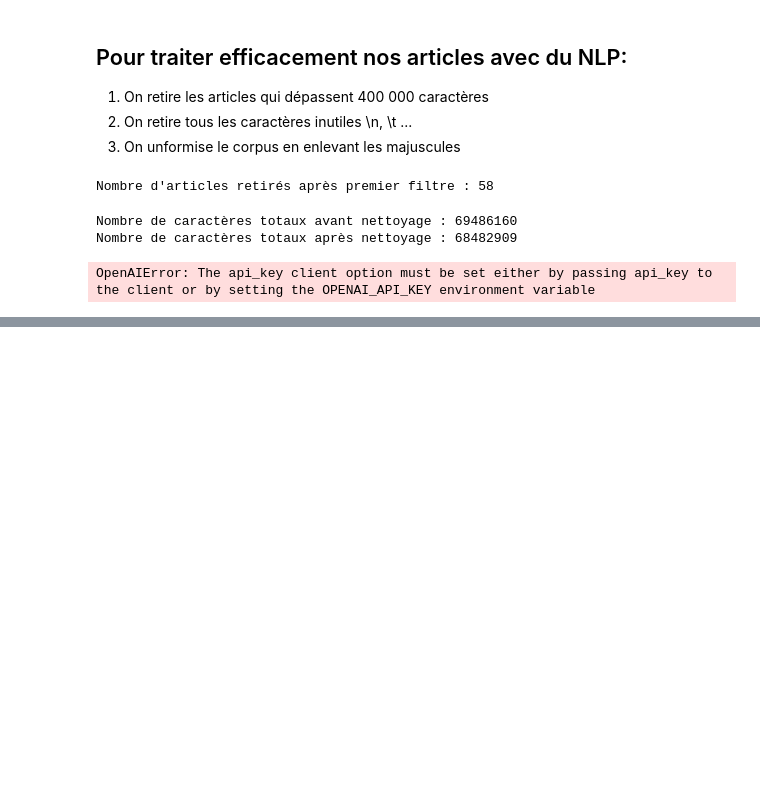
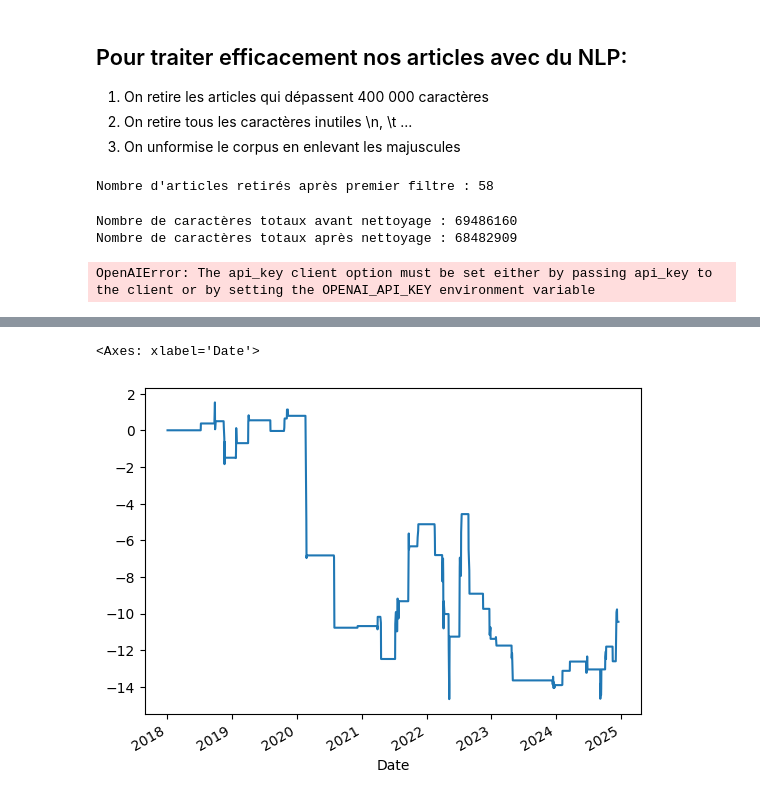
Before and after one commit to QMoayedpour/ML_fin_project, a Jupyter notebook: notebook_strategie.ipynb, the cells around one changed output, grey strips where cells are left out. Cells and saved outputs as stored; diff of their text form; code cells hidden in the pictures; blank space fills up the shorter version.

```diff
--- a/notebook_strategie.ipynb
+++ b/notebook_strategie.ipynb
@@ -432,0 +425,8 @@ pd.concat([a, ecb_press_filtered.iloc[:2, :]], axis=1, ignore_index=True)
+# %%
+es50_sent['sent_semaine'] = es50_sent['global_sentiment_score'].shift(1).rolling(window=5, min_periods=2).mean()
+es50_sent['sent_année'] = es50_sent['global_sentiment_score'].shift(1).rolling(window=252, min_periods=50).mean()
+es50_sent['achat_semaine'] = es50_sent['sent_semaine'] > 0.6
+es50_sent['achat_année'] = es50_sent['sent_année'] > 0.5
+es50_sent['pnl_sent_semaine'] = 0
+indices_achat_semaine = es50_sent.query('achat_semaine == True').index
+es50_sent.loc[indices_achat_semaine, 'pnl_sent_semaine'] = es50_sent.loc[indices_achat_semaine, 'rt_es50']
@@ -432,0 +451,5 @@ pd.concat([a, ecb_press_filtered.iloc[:2, :]], axis=1, ignore_index=True)
+# %%
+es50_sent['pnl_sent_semaine'].cumsum().plot()
+# %% [output]
+<Axes: xlabel='Date'>
+[figure, added]
```
Also changed, not shown: parts of 21 cells of this notebook.
